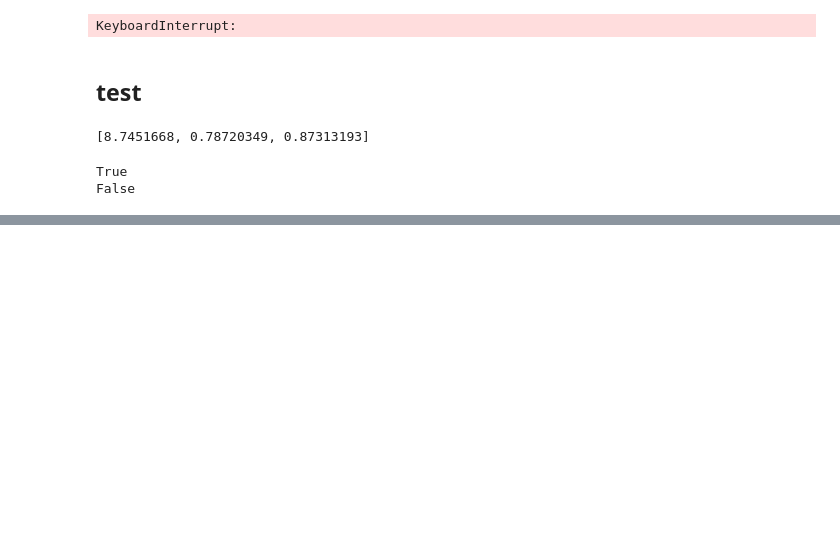
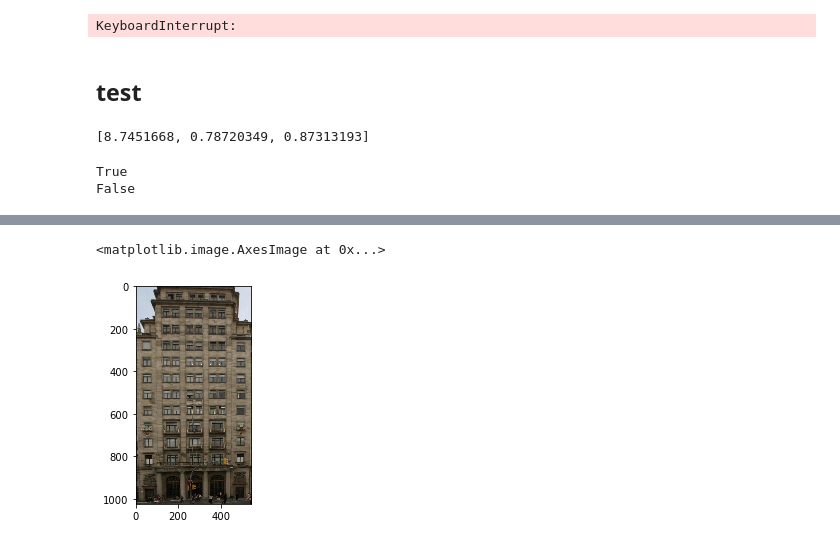
Before and after one commit to xinkent/pix2pix, a Jupyter notebook: train_gan.ipynb, the cells around one changed output, grey strips where cells are left out. Saved outputs shown, nothing was run; the diff lists cells and outputs as text; code cells hidden in the pictures; blank space fills up the shorter version.

```diff
--- a/train_gan.ipynb
+++ b/train_gan.ipynb
@@ -107,0 +127,5 @@ array([2, 1, 6])
+# %%
+plt.imshow(rgb_img)
+# %% [output]
+<matplotlib.image.AxesImage at 0x...>
+[figure, added]
```
Also changed, not shown: parts of 13 cells of this notebook, 12 other files.
